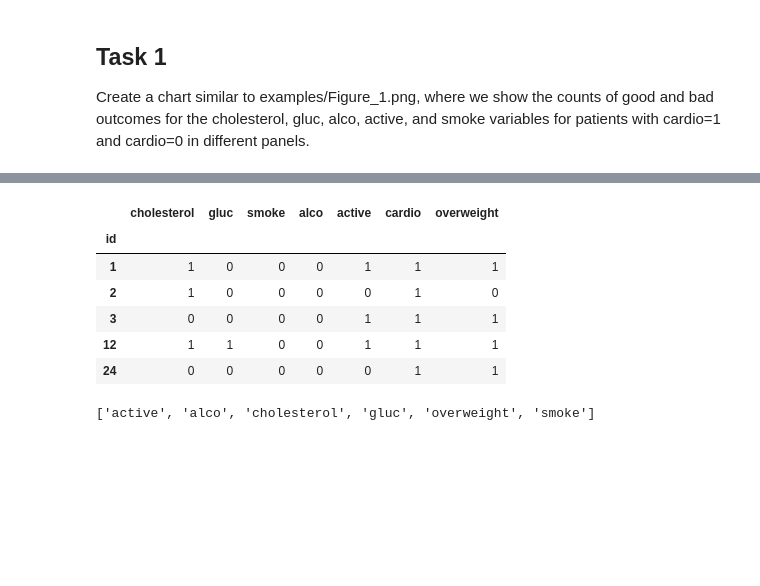
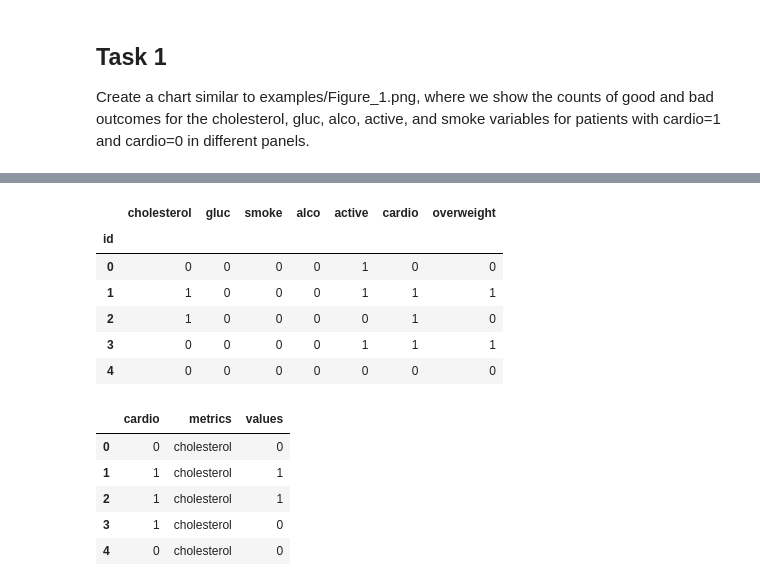
Before and after one commit to Taofiq-Bakare/FreeCodeCamp, a Jupyter notebook: medical_data_visualizer/medical_data.ipynb, the cells around one changed output, grey strips where cells are left out. Cells and saved outputs as stored; diff of their text form; code cells hidden in the pictures; blank space fills up the shorter version.

```diff
--- a/medical_data_visualizer/medical_data.ipynb
+++ b/medical_data_visualizer/medical_data.ipynb
@@ -72,17 +55,11 @@ cardio_0.head()
-# %%
-cardio_1 = data[data['cardio'] == 1].iloc[:,-7:]
-cardio_1.head()
-# %% [output]
-|  | cholesterol | gluc | smoke | alco | active | cardio | overweight |
-| id |  |  |  |  |  |  |  |
-| 1 | 1 | 0 | 0 | 0 | 1 | 1 | 1 |
-| 2 | 1 | 0 | 0 | 0 | 0 | 1 | 0 |
-| 3 | 0 | 0 | 0 | 0 | 1 | 1 | 1 |
-| 12 | 1 | 1 | 0 | 0 | 1 | 1 | 1 |
-| 24 | 0 | 0 | 0 | 0 | 0 | 1 | 1 |
-# %%
-# put the needed columns to a list
-plt_columns = cardio_1.iloc[:,-7:].columns.sort_values().to_list()
-plt_columns
-# %% [output]
-['active', 'alco', 'cholesterol', 'gluc', 'overweight', 'smoke']
+# %%
+data2 = test.iloc[:,6:].copy()
+data2.head()
+# %% [output]
+|  | cholesterol | gluc | smoke | alco | active | cardio | overweight |
+| id |  |  |  |  |  |  |  |
+| 0 | 0 | 0 | 0 | 0 | 1 | 0 | 0 |
+| 1 | 1 | 0 | 0 | 0 | 1 | 1 | 1 |
+| 2 | 1 | 0 | 0 | 0 | 0 | 1 | 0 |
+| 3 | 0 | 0 | 0 | 0 | 1 | 1 | 1 |
+| 4 | 0 | 0 | 0 | 0 | 0 | 0 | 0 |
@@ -88,0 +68,9 @@ plt_columns
+# %%
+data3.head()
+# %% [output]
+|  | cardio | metrics | values |
+| 0 | 0 | cholesterol | 0 |
+| 1 | 1 | cholesterol | 1 |
+| 2 | 1 | cholesterol | 1 |
+| 3 | 1 | cholesterol | 0 |
+| 4 | 0 | cholesterol | 0 |
```
Also changed, not shown: parts of 9 cells of this notebook.
